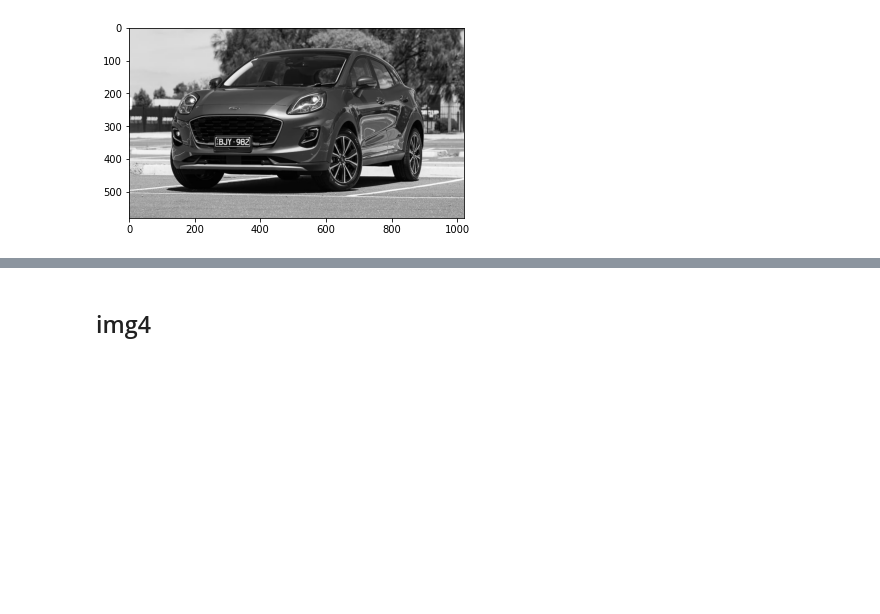
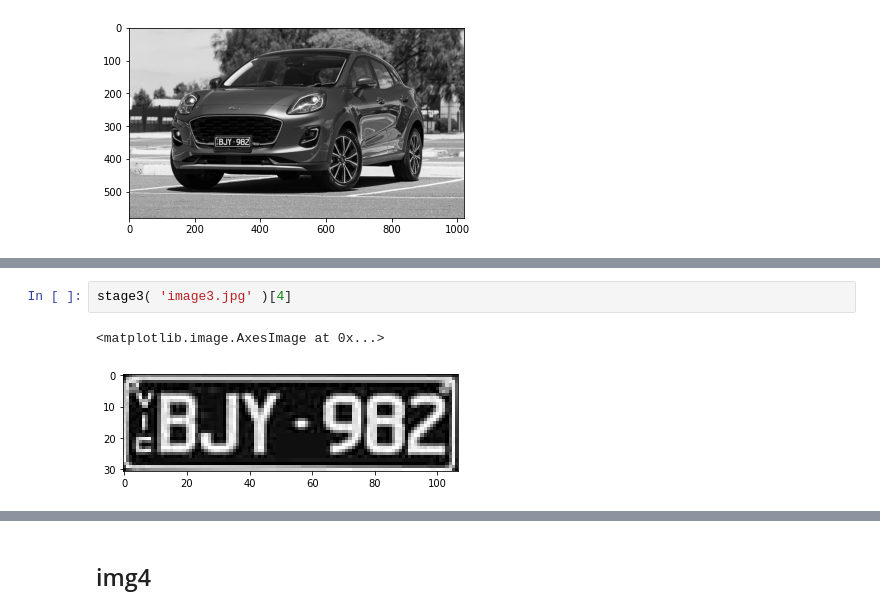
Before and after one commit to GuilhermeRuy97/Estudos-Diversos, a Jupyter notebook: plate-detection-easyOCR-EN/plate_recognition_EasyPCR_01.ipynb, the cells around one changed output, grey strips where cells are left out. Drawn from its saved outputs; the diff is of its cells as text; blank space fills up the shorter version.

```diff
--- a/plate-detection-easyOCR-EN/plate_recognition_EasyPCR_01.ipynb
+++ b/plate-detection-easyOCR-EN/plate_recognition_EasyPCR_01.ipynb
@@ -206,0 +273,5 @@ stage2( 'image3.jpg' )[1]
+# %%
+stage3( 'image3.jpg' )[4]
+# %% [output]
+<matplotlib.image.AxesImage at 0x...>
+[figure, added]
```
Also changed, not shown: parts of 49 cells of this notebook.
